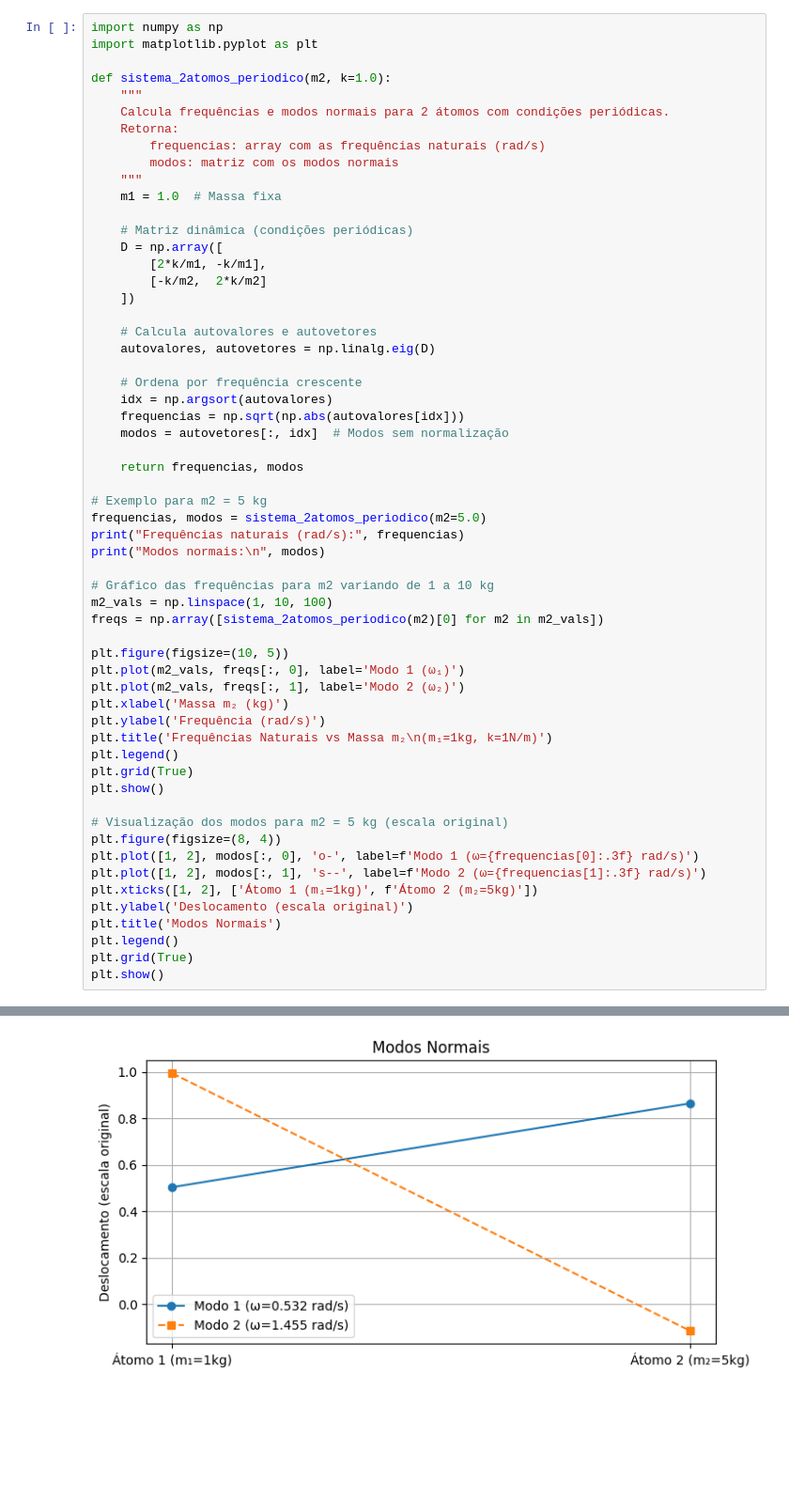
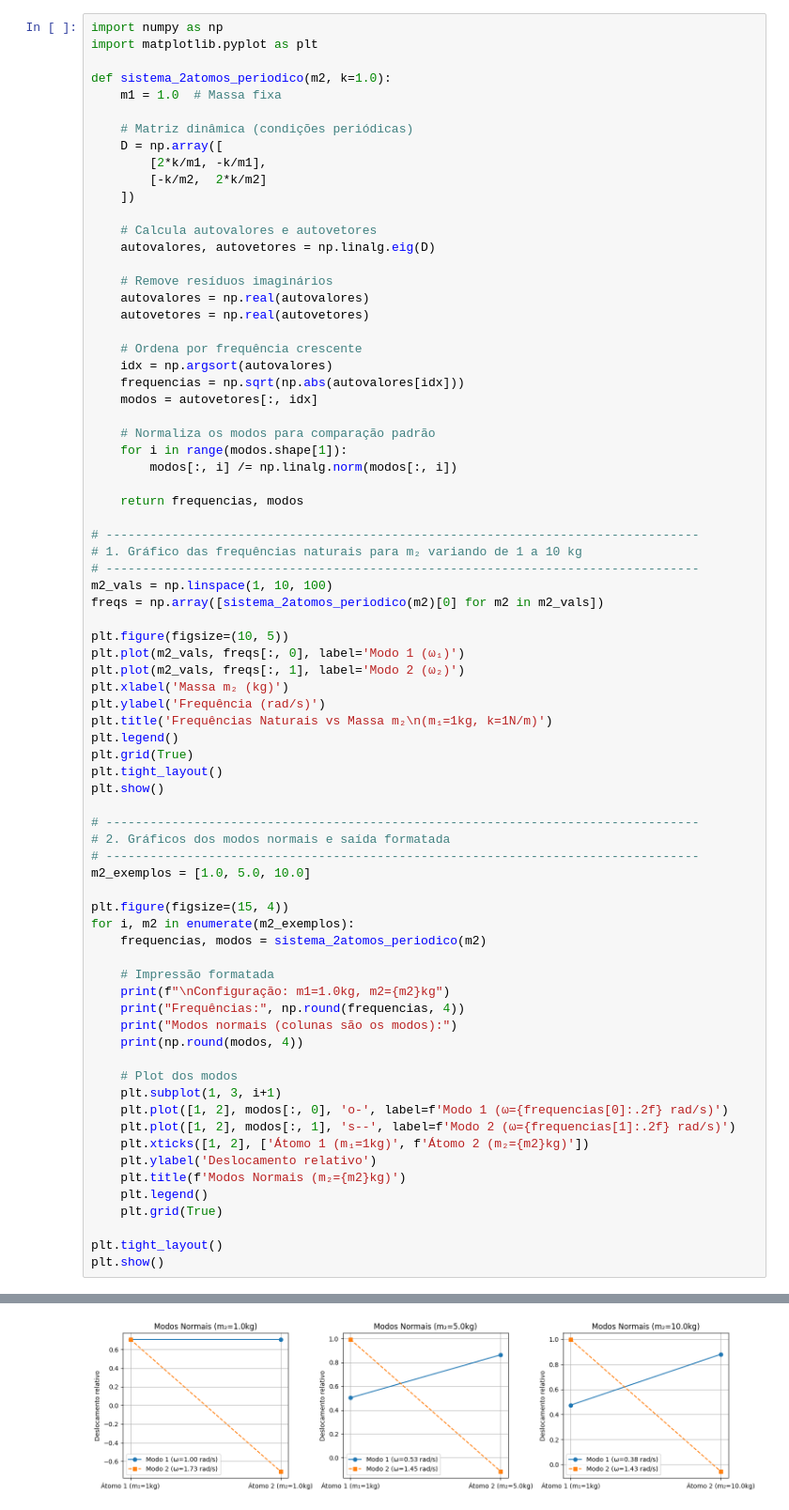
Before and after one commit to KaiqueFalcao/AV4, a Jupyter notebook: AV4.ipynb, the cells around one changed output, grey strips where cells are left out. Shown: that part at 94% size. Drawn from its saved outputs; the diff is of its cells as text; blank space fills up the shorter version.

```diff
--- a/AV4.ipynb
+++ b/AV4.ipynb
@@ -7,12 +7,6 @@ import numpy as np
 import matplotlib.pyplot as plt
 
 def sistema_2atomos_periodico(m2, k=1.0):
-    """
-    Calcula frequências e modos normais para 2 átomos com condições periódicas.
-    Retorna:
-        frequencias: array com as frequências naturais (rad/s)
-        modos: matriz com os modos normais
-    """
     m1 = 1.0  # Massa fixa
 
     # Matriz dinâmica (condições periódicas)
@@ -24,19 +18,24 @@ def sistema_2atomos_periodico(m2, k=1.0):
     # Calcula autovalores e autovetores
     autovalores, autovetores = np.linalg.eig(D)
 
+    # Remove resíduos imaginários
+    autovalores = np.real(autovalores)
+    autovetores = np.real(autovetores)
+
     # Ordena por frequência crescente
     idx = np.argsort(autovalores)
     frequencias = np.sqrt(np.abs(autovalores[idx]))
-    modos = autovetores[:, idx]  # Modos sem normalização
+    modos = autovetores[:, idx]
+
+    # Normaliza os modos para comparação padrão
+    for i in range(modos.shape[1]):
+        modos[:, i] /= np.linalg.norm(modos[:, i])
 
     return frequencias, modos
 
-# Exemplo para m2 = 5 kg
-frequencias, modos = sistema_2atomos_periodico(m2=5.0)
-print("Frequências naturais (rad/s):", frequencias)
-print("Modos normais:\n", modos)
-
-# Gráfico das frequências para m2 variando de 1 a 10 kg
+# ---------------------------------------------------------------------------------
+# 1. Gráfico das frequências naturais para m₂ variando de 1 a 10 kg
+# ---------------------------------------------------------------------------------
 m2_vals = np.linspace(1, 10, 100)
 freqs = np.array([sistema_2atomos_periodico(m2)[0] for m2 in m2_vals])
 
@@ -48,16 +47,34 @@ plt.ylabel('Frequência (rad/s)')
 plt.title('Frequências Naturais vs Massa m₂\n(m₁=1kg, k=1N/m)')
 plt.legend()
 plt.grid(True)
+plt.tight_layout()
 plt.show()
 
-# Visualização dos modos para m2 = 5 kg (escala original)
-plt.figure(figsize=(8, 4))
-plt.plot([1, 2], modos[:, 0], 'o-', label=f'Modo 1 (ω={frequencias[0]:.3f} rad/s)')
-plt.plot([1, 2], modos[:, 1], 's--', label=f'Modo 2 (ω={frequencias[1]:.3f} rad/s)')
-plt.xticks([1, 2], ['Átomo 1 (m₁=1kg)', f'Átomo 2 (m₂=5kg)'])
-plt.ylabel('Deslocamento (escala original)')
-plt.title('Modos Normais')
-plt.legend()
-plt.grid(True)
+# ---------------------------------------------------------------------------------
+# 2. Gráficos dos modos normais e saída formatada
+# ---------------------------------------------------------------------------------
+m2_exemplos = [1.0, 5.0, 10.0]
+
+plt.figure(figsize=(15, 4))
+for i, m2 in enumerate(m2_exemplos):
+    frequencias, modos = sistema_2atomos_periodico(m2)
+
+    # Impressão formatada
+    print(f"\nConfiguração: m1=1.0kg, m2={m2}kg")
+    print("Frequências:", np.round(frequencias, 4))
+    print("Modos normais (colunas são os modos):")
+    print(np.round(modos, 4))
+
+    # Plot dos modos
+    plt.subplot(1, 3, i+1)
+    plt.plot([1, 2], modos[:, 0], 'o-', label=f'Modo 1 (ω={frequencias[0]:.2f} rad/s)')
+    plt.plot([1, 2], modos[:, 1], 's--', label=f'Modo 2 (ω={frequencias[1]:.2f} rad/s)')
+    plt.xticks([1, 2], ['Átomo 1 (m₁=1kg)', f'Átomo 2 (m₂={m2}kg)'])
+    plt.ylabel('Deslocamento relativo')
+    plt.title(f'Modos Normais (m₂={m2}kg)')
+    plt.legend()
+    plt.grid(True)
+
+plt.tight_layout()
 plt.show()
 # %% [output]
@@ -69 +99 @@ Modos normais:
-[figure, old version]
+[figure, new version]
```
Also changed, not shown: parts of 4 cells of this notebook, 3 other files.
